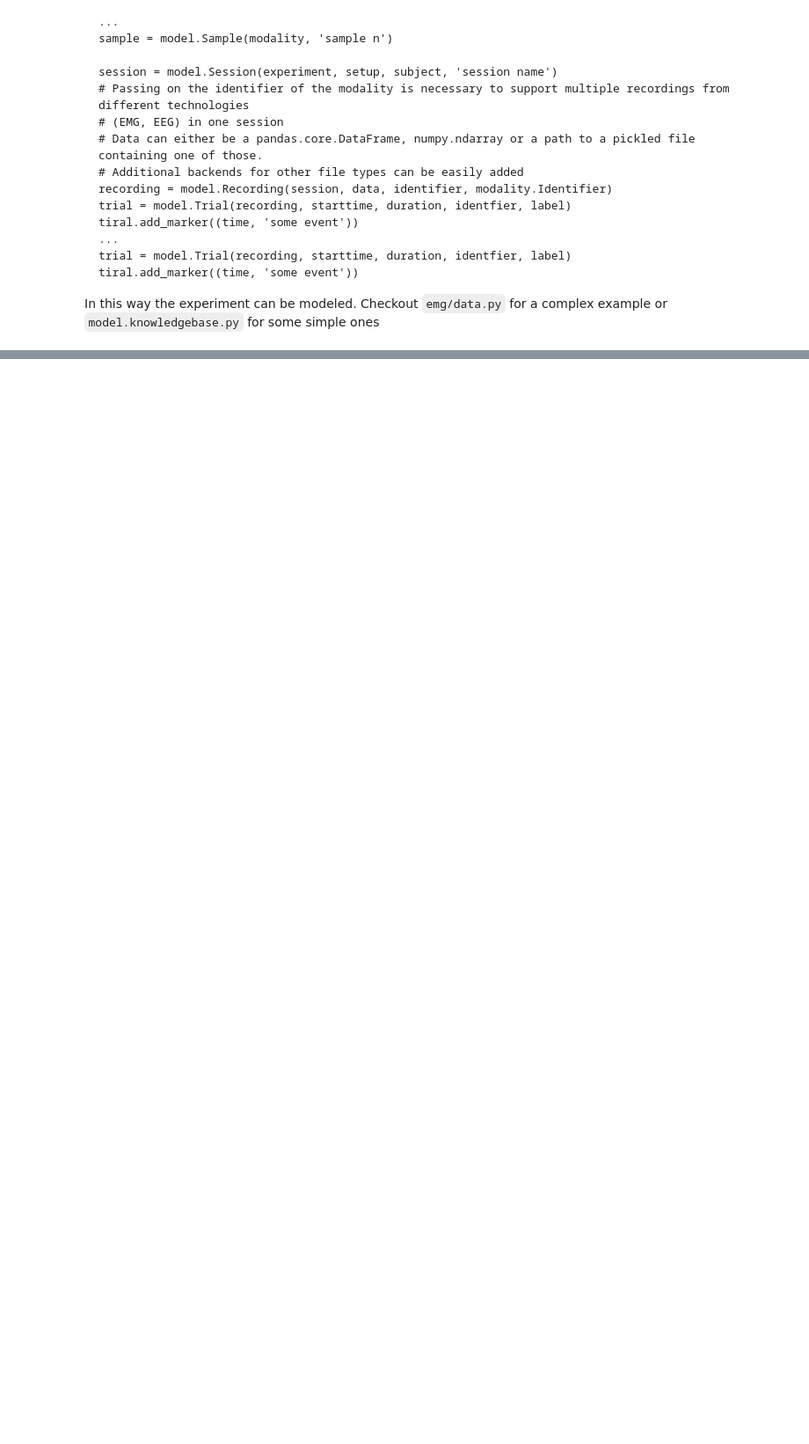
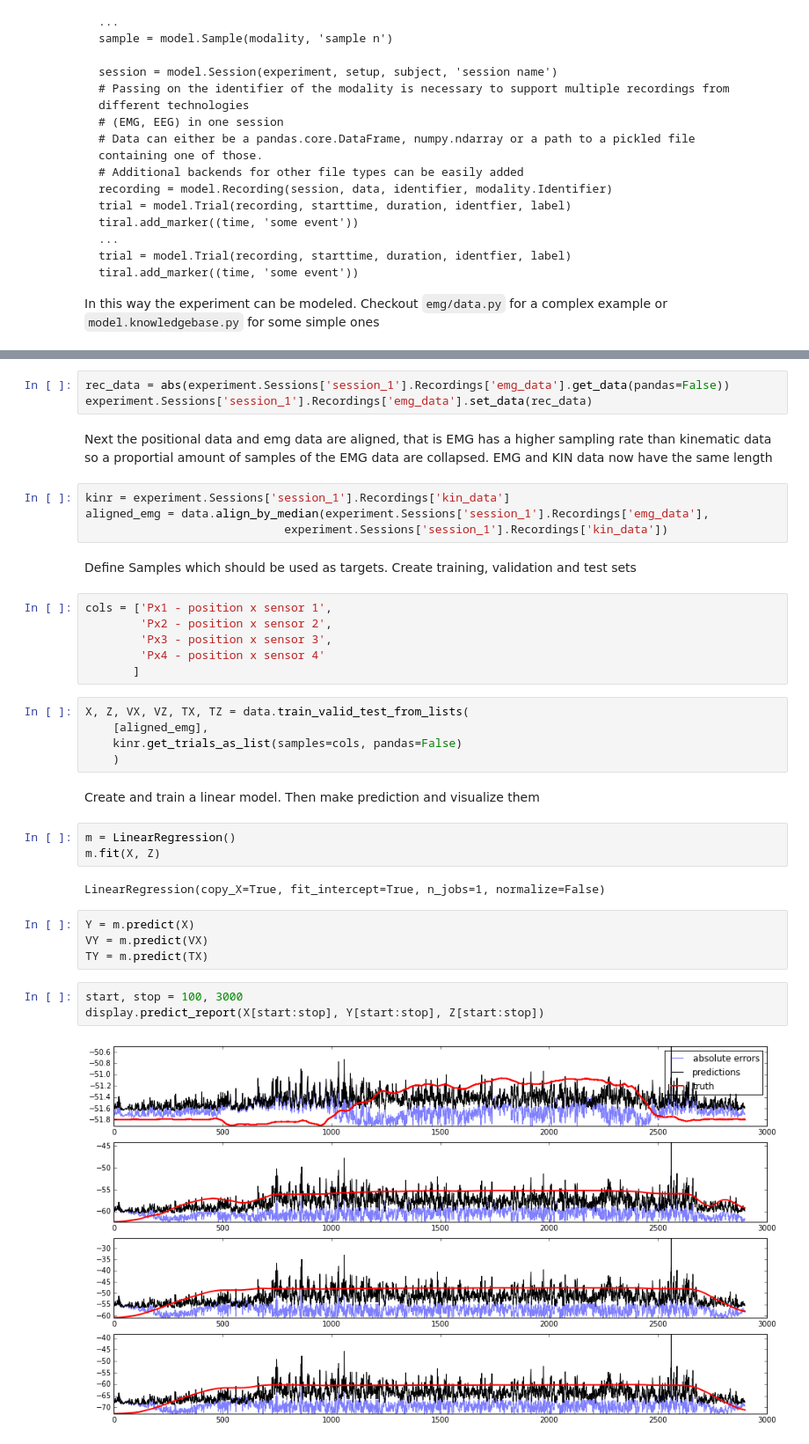
Before and after one commit to PaddyK/biosi, a Jupyter notebook: Example Notebook.ipynb, the cells around one changed output, grey strips where cells are left out. Shown at 88% size. Drawn from its saved outputs; the diff is of its cells as text; blank space fills up the shorter version.

```diff
--- a/Example Notebook.ipynb
+++ b/Example Notebook.ipynb
@@ -108,0 +99,38 @@ display.visualize_modality(model=experiment, start=0, stop=stop, modality='eeg')
+# %%
+rec_data = abs(experiment.Sessions['session_1'].Recordings['emg_data'].get_data(pandas=False))
+experiment.Sessions['session_1'].Recordings['emg_data'].set_data(rec_data)
+# %% [markdown]
+Next the positional data and emg data are aligned, that is EMG has a higher sampling rate than kinematic data so a proportial amount of samples of the EMG data are collapsed. EMG and KIN data now have the same length
+# %%
+kinr = experiment.Sessions['session_1'].Recordings['kin_data']
+aligned_emg = data.align_by_median(experiment.Sessions['session_1'].Recordings['emg_data'],
+                             experiment.Sessions['session_1'].Recordings['kin_data'])
+# %% [markdown]
+Define Samples which should be used as targets. Create training, validation and test sets
+# %%
+cols = ['Px1 - position x sensor 1',
+        'Px2 - position x sensor 2',
+        'Px3 - position x sensor 3',
+        'Px4 - position x sensor 4'
+       ]
+# %%
+X, Z, VX, VZ, TX, TZ = data.train_valid_test_from_lists(
+    [aligned_emg],
+    kinr.get_trials_as_list(samples=cols, pandas=False)
+    )
+# %% [markdown]
+Create and train a linear model. Then make prediction and visualize them
+# %%
+m = LinearRegression()
+m.fit(X, Z)
+# %% [output]
+LinearRegression(copy_X=True, fit_intercept=True, n_jobs=1, normalize=False)
+# %%
+Y = m.predict(X)
+VY = m.predict(VX)
+TY = m.predict(TX)
+# %%
+start, stop = 100, 3000
+display.predict_report(X[start:stop], Y[start:stop], Z[start:stop])
+# %% [output]
+[figure, added]
```
Also changed, not shown: parts of 6 cells of this notebook, 2 other files.
